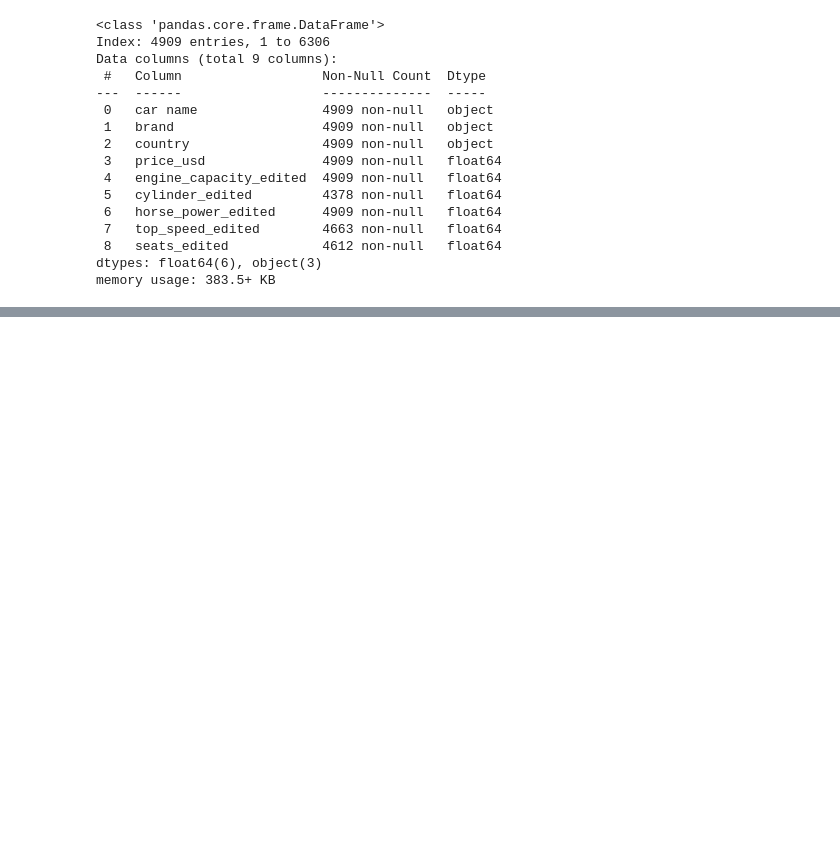
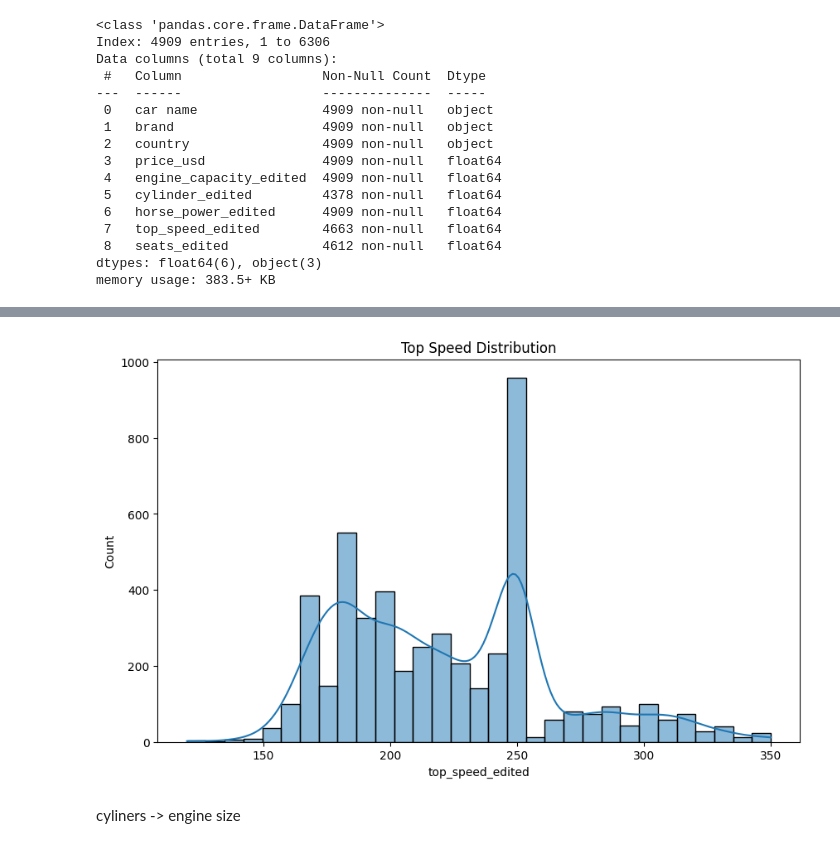
Before and after one commit to Mohammed-Abed-Alkareem/Regression-Analysis-and-Model-Selection, a Jupyter notebook: file.ipynb, the cells around one changed output, grey strips where cells are left out. Cells and saved outputs as stored; diff of their text form; code cells hidden in the pictures; blank space fills up the shorter version.

```diff
--- a/file.ipynb
+++ b/file.ipynb
@@ -632,0 +734,5 @@ memory usage: 383.5+ KB
+# %%
+# handle missing top_speed_edited values via hourse_power_edited
+#  because they are highly correlated
+
+car_df['top_speed_edited'] = car_df['top_speed_edited'].fillna(car_df.groupby('horse_power_edited')['top_speed_edited'].transform('mean'))
@@ -632,0 +752,2 @@ memory usage: 383.5+ KB
+# %%
+car_df['top_speed_edited'].fillna(car_df['top_speed_edited'].mean(), inplace=True) # fill the remaining missing values with the mean
@@ -632,0 +761,11 @@ memory usage: 383.5+ KB
+# %%
+
+# draw histogram for top speed
+plt.figure(figsize=(10, 6))
+sns.histplot(car_df['top_speed_edited'], kde=True)
+plt.title('Top Speed Distribution')
+plt.show()
+# %% [output]
+[figure, added]
+# %% [markdown]
+cyliners -> engine size
```
Also changed, not shown: parts of 33 cells of this notebook.
